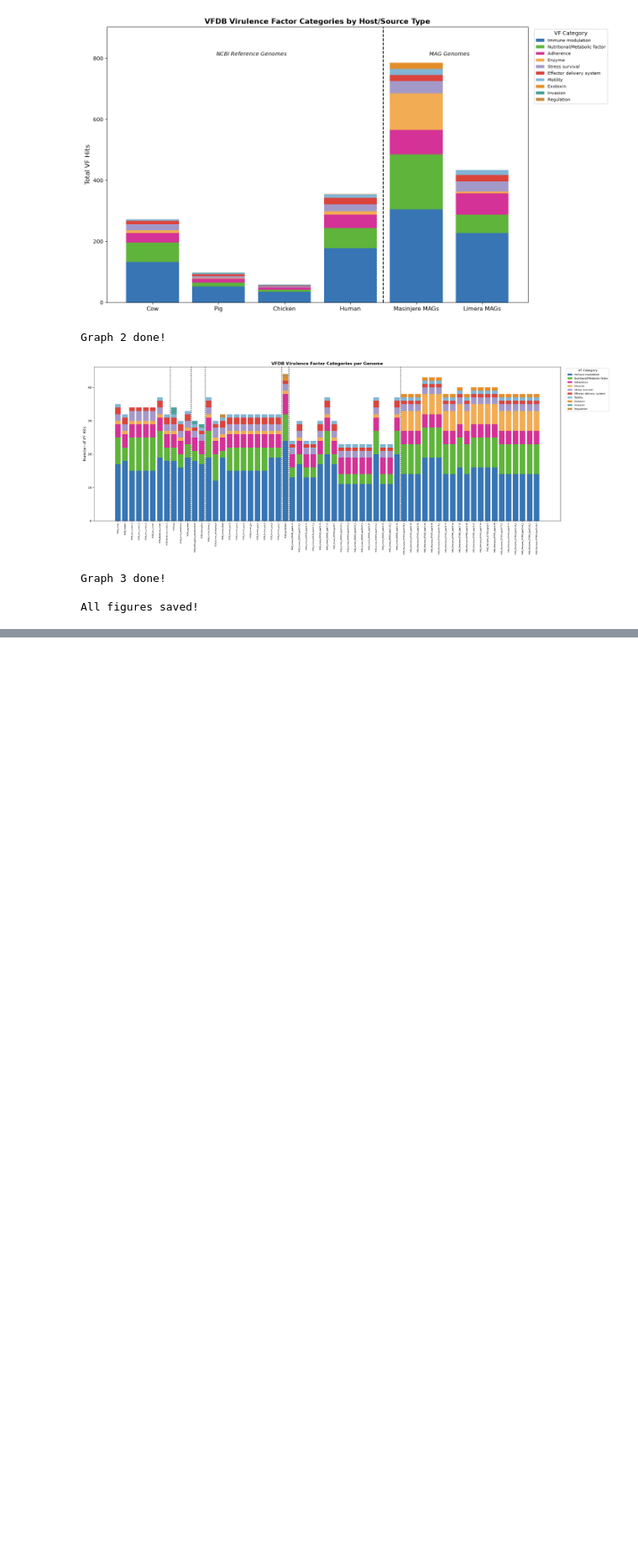
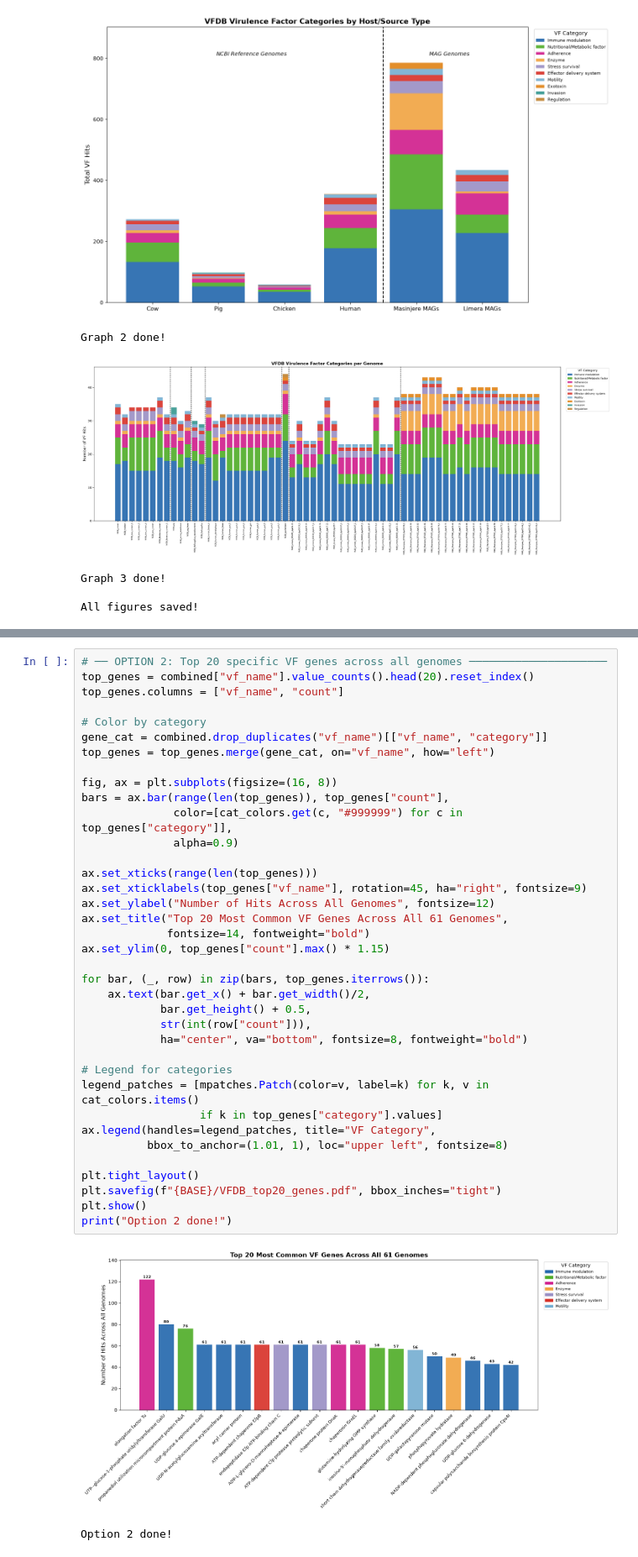
Before and after one commit to addysonotten/megasphaera-pankmer-analysis, a Jupyter notebook: vfdb_analysis/vfdb_figures.ipynb, the cells around one changed output, grey strips where cells are left out. Shown at 84% size. Saved outputs shown, nothing was run; the diff lists cells and outputs as text; blank space fills up the shorter version.

```diff
--- a/vfdb_analysis/vfdb_figures.ipynb
+++ b/vfdb_analysis/vfdb_figures.ipynb
@@ -234,0 +367,40 @@ All figures saved!
+# %%
+# ── OPTION 2: Top 20 specific VF genes across all genomes ─────────────────────
+top_genes = combined["vf_name"].value_counts().head(20).reset_index()
+top_genes.columns = ["vf_name", "count"]
+
+# Color by category
+gene_cat = combined.drop_duplicates("vf_name")[["vf_name", "category"]]
+top_genes = top_genes.merge(gene_cat, on="vf_name", how="left")
+
+fig, ax = plt.subplots(figsize=(16, 8))
+bars = ax.bar(range(len(top_genes)), top_genes["count"],
+              color=[cat_colors.get(c, "#999999") for c in top_genes["category"]],
+              alpha=0.9)
+
+ax.set_xticks(range(len(top_genes)))
+ax.set_xticklabels(top_genes["vf_name"], rotation=45, ha="right", fontsize=9)
+ax.set_ylabel("Number of Hits Across All Genomes", fontsize=12)
+ax.set_title("Top 20 Most Common VF Genes Across All 61 Genomes",
+             fontsize=14, fontweight="bold")
+ax.set_ylim(0, top_genes["count"].max() * 1.15)
+
+for bar, (_, row) in zip(bars, top_genes.iterrows()):
+    ax.text(bar.get_x() + bar.get_width()/2,
+            bar.get_height() + 0.5,
+            str(int(row["count"])),
+            ha="center", va="bottom", fontsize=8, fontweight="bold")
+
+# Legend for categories
+legend_patches = [mpatches.Patch(color=v, label=k) for k, v in cat_colors.items()
+                  if k in top_genes["category"].values]
+ax.legend(handles=legend_patches, title="VF Category",
+          bbox_to_anchor=(1.01, 1), loc="upper left", fontsize=8)
+
+plt.tight_layout()
+plt.savefig(f"{BASE}/VFDB_top20_genes.pdf", bbox_inches="tight")
+plt.show()
+print("Option 2 done!")
+# %% [output]
+[figure, added]
+Option 2 done!
```
Also changed, not shown: parts of 4 cells of this notebook, 4 other files.
